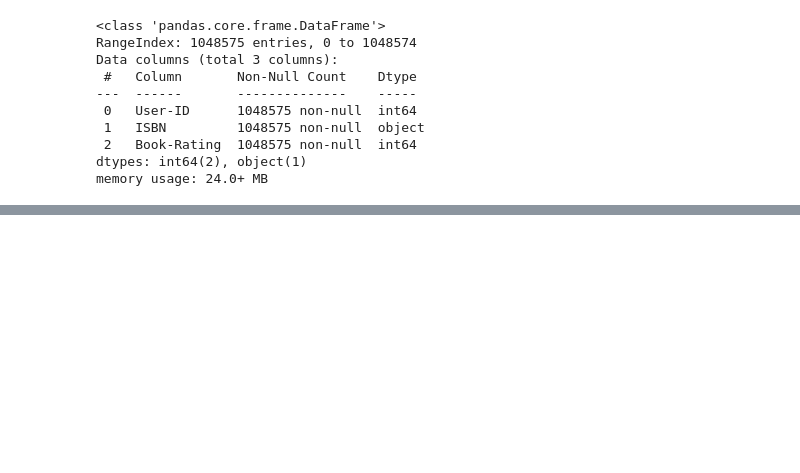
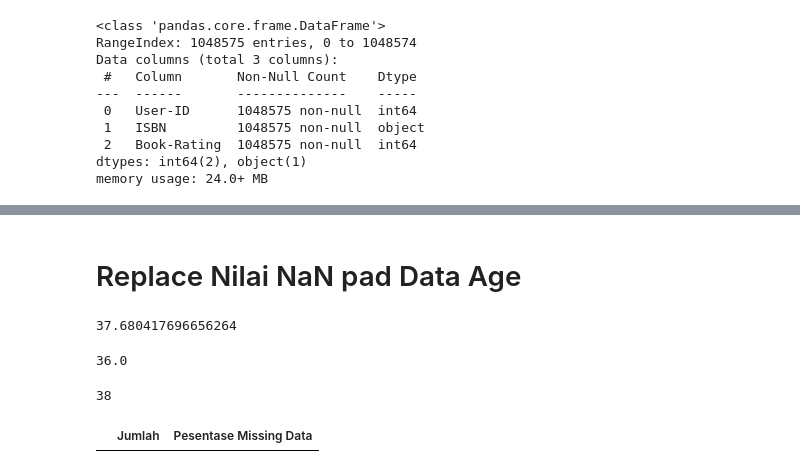
Before and after one commit to fradina/market-basket-analysis-in-book-recommendation-based-on-age, a Jupyter notebook: Proyek DAMI.ipynb, the cells around one changed output, grey strips where cells are left out. Drawn from its saved outputs; the diff is of its cells as text; code cells hidden in the pictures; blank space fills up the shorter version.

```diff
--- a/Proyek DAMI.ipynb
+++ b/Proyek DAMI.ipynb
@@ -181,0 +208,2 @@ ratings.tail()
+# %% [markdown]
+# Replace Nilai NaN pad Data Age
@@ -181,0 +214,12 @@ ratings.tail()
+# %%
+mean_age
+# %% [output]
+37.680417696656264
+# %%
+median_age
+# %% [output]
+36.0
+# %%
+round(mean_age)
+# %% [output]
+38
@@ -181,0 +230,9 @@ ratings.tail()
+# %%
+jumlah = data.isnull().sum().sort_values(ascending=False)
+persentase = (data.isnull().sum()/data.isnull().count()).sort_values(ascending=False)
+missing_data = pd.concat([jumlah, persentase], axis=1, keys=['Jumlah', 'Pesentase Missing Data'])
+missing_data['Pesentase Missing Data'] = missing_data['Pesentase Missing Data'].apply(lambda x: x * 100)
+# %%
+missing_data.loc[missing_data['Pesentase Missing Data'] > 10]
+# %% [output]
+|  | Jumlah | Pesentase Missing Data |
```
Also changed, not shown: parts of 27 cells of this notebook.
